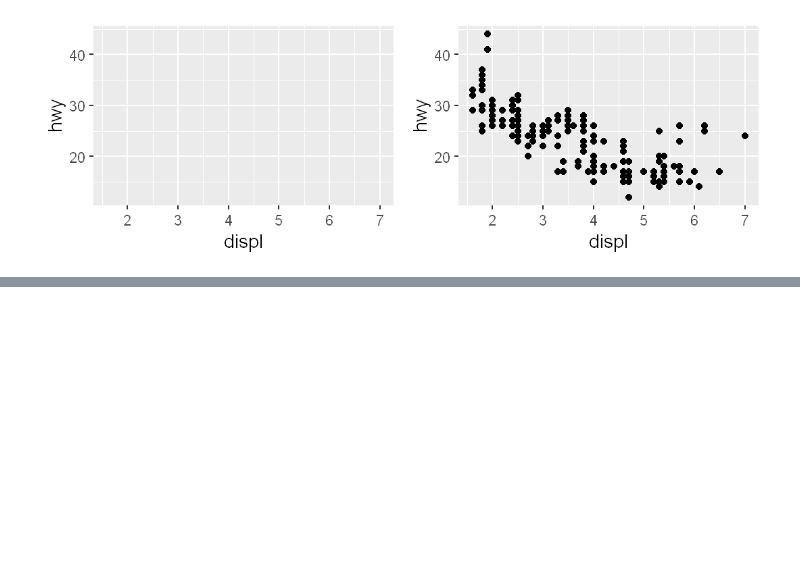
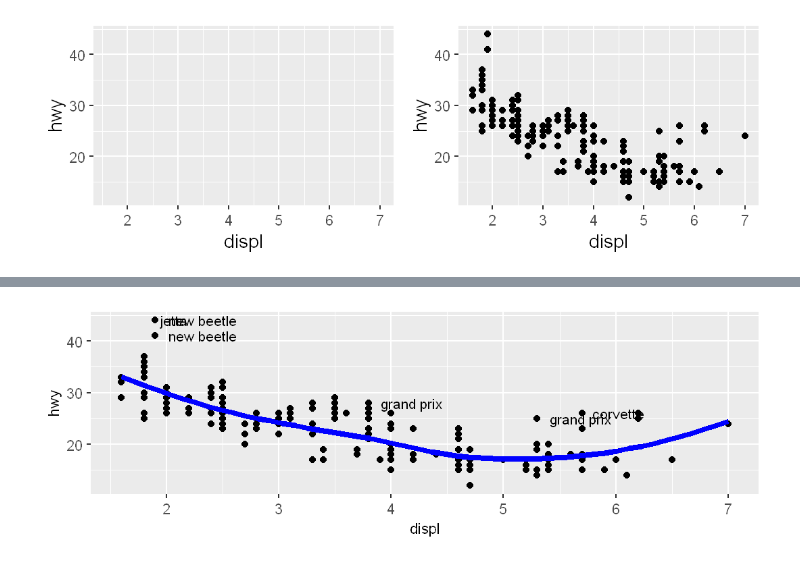
Before and after one commit to XavierOwen/Notes, a Jupyter notebook: Statistics/R/Elegant Graphics for Data Analysis/Chap11_Build a plot layer by layer.ipynb, the cells around one changed output, grey strips where cells are left out. Saved outputs shown, nothing was run; the diff lists cells and outputs as text; code cells hidden in the pictures; blank space fills up the shorter version.

```diff
--- a/Statistics/R/Elegant Graphics for Data Analysis/Chap11_Build a plot layer by layer.ipynb
+++ b/Statistics/R/Elegant Graphics for Data Analysis/Chap11_Build a plot layer by layer.ipynb
@@ -107,0 +131,6 @@ Geoms also have additional arguments. All geoms take aesthetics as parameters.
+# %%
+mod <- loess(hwy ~ displ, data = mpg)
+# grid <- data_frame(displ = seq(min(mpg$displ), max(mpg$displ), length = 50))
+grid <- data.frame(displ = seq(min(mpg$displ), max(mpg$displ), length = 50))
+grid$hwy <- predict(mod, newdata = grid)
+head(grid)
@@ -107,0 +145,5 @@ Geoms also have additional arguments. All geoms take aesthetics as parameters.
+# %%
+std_resid <- resid(mod) / mod$s
+# outlier <- dplyr::filter(mpg, abs(std_resid) > 2)
+outlier <- mpg[abs(std_resid) > 2,]
+head(outlier)
@@ -107,0 +158,7 @@ Geoms also have additional arguments. All geoms take aesthetics as parameters.
+# %%
+ggplot(mpg, aes(displ, hwy)) +
+geom_point() +
+geom_line(data = grid, colour = "blue", size = 1.5) +
+geom_text(data = outlier, aes(label = model),size = 3,hjust=-0.2) + myTheme
+# %% [output]
+[figure, added]
```
Also changed, not shown: parts of 24 cells of this notebook, 1 other file.
